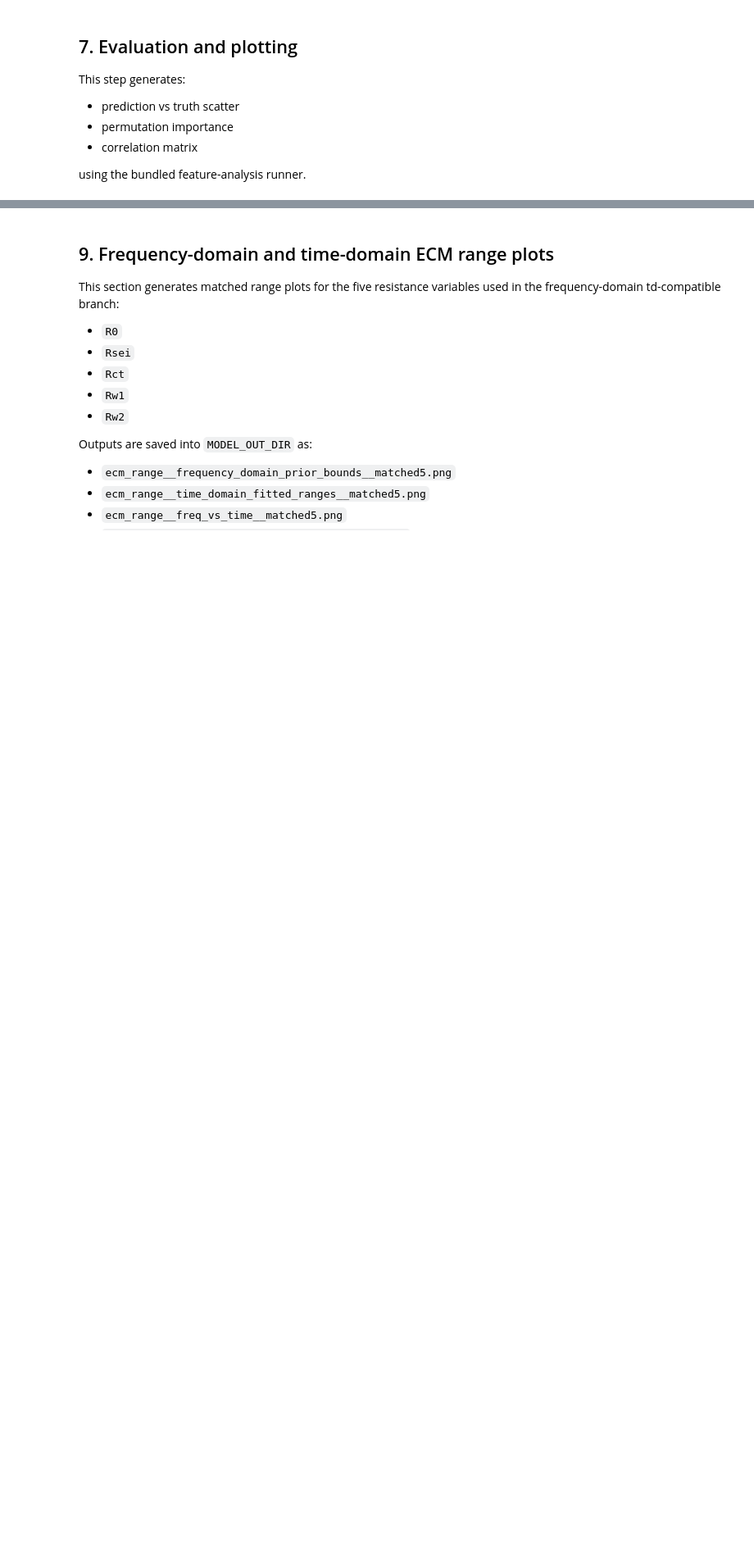
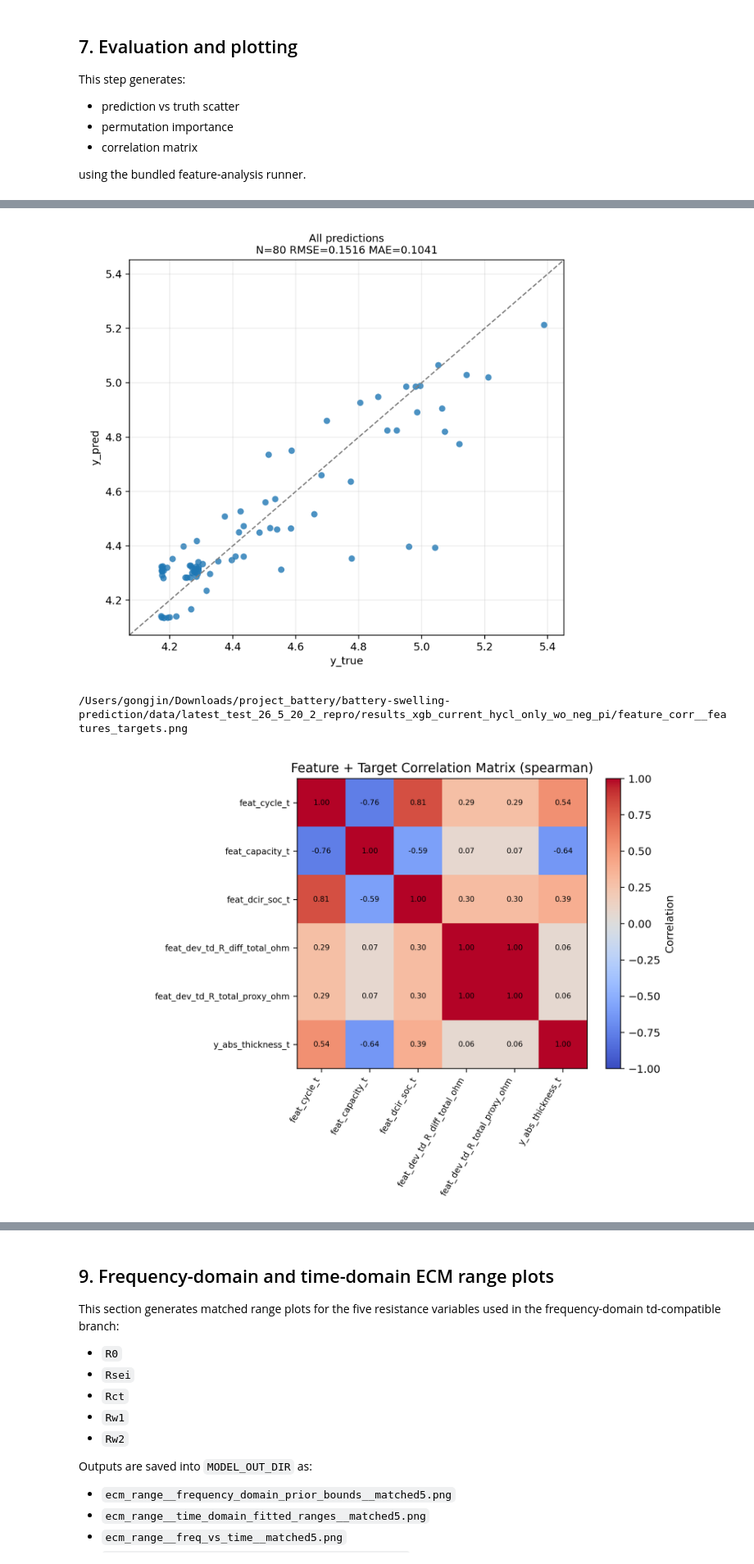
Before and after one commit to dnnGong/battery-swelling-prediction, a Jupyter notebook: notebooks/battery_swelling_workflow.ipynb, the cells around one changed output, grey strips where cells are left out. Shown at 82% size. Saved outputs shown, nothing was run; the diff lists cells and outputs as text; code cells hidden in the pictures; blank space fills up the shorter version.

Commit message:
docs(notebooks): update workflow notebook with latest run outputs

```diff
--- a/notebooks/battery_swelling_workflow.ipynb
+++ b/notebooks/battery_swelling_workflow.ipynb
@@ -34,7 +34,7 @@ VENV_PYTHON = REPO_ROOT / ".venv" / "bin" / "python"
 # -------------------------
 # Manual run configuration
 # -------------------------
-RUN_NAME = "latest_test_26_5_20_1_repro"
+RUN_NAME = "latest_test_26_5_20_2_repro"
 OUTPUT_ROOT = REPO_ROOT / "data" / RUN_NAME
 LOG_DIR = OUTPUT_ROOT / "logs"
 
@@ -435,0 +552,75 @@ if overlay_csv.exists():
+# %%
+CUSTOM_FEATURES_DROP_NEG_PI = ",".join([
+    "feat_cycle_t",
+    "feat_capacity_t",
+    "feat_dcir_soc_t",
+    "feat_dev_td_R_diff_total_ohm",
+    "feat_dev_td_R_total_proxy_ohm",
+])
+
+MODEL_OUT_DIR_DROP_NEG_PI = OUTPUT_ROOT / "results_xgb_current_hycl_only_wo_neg_pi"
+MODEL_OUT_DIR_DROP_NEG_PI.mkdir(parents=True, exist_ok=True)
+RESULT_RUN_TAG_DROP_NEG_PI = "raw_hycl_td_replaced_xgb_wo_neg_pi"
+TRAIN_LOG_DROP_NEG_PI = LOG_DIR / "09_train_xgb_wo_neg_pi.internal.log"
+
+cmd = f'''{VENV_PYTHON} src/train_swelling_models.py \
+  --table_csv "{TRAIN_TABLE}" \
+  --out_dir "{MODEL_OUT_DIR_DROP_NEG_PI}" \
+  --target_mode current \
+  --sample_mode rowwise \
+  --label_mode absolute \
+  --target_transform log \
+  --max_input_cycle 120 \
+  --models XGBoost \
+  --feature_set custom \
+  --custom_features "{CUSTOM_FEATURES_DROP_NEG_PI}" \
+  --xgb_n_estimators 1200 \
+  --xgb_max_depth 4 \
+  --xgb_learning_rate 0.015 \
+  --xgb_subsample 0.85 \
+  --xgb_colsample_bytree 0.85 \
+  --xgb_min_child_weight 2 \
+  --xgb_reg_alpha 0.05 \
+  --xgb_reg_lambda 2.0 \
+  --run_tag {RESULT_RUN_TAG_DROP_NEG_PI} \
+  --log_file "{TRAIN_LOG_DROP_NEG_PI}"'''
+run(cmd, log_name="09_train_xgb_wo_neg_pi.log")
+show_log("09_train_xgb_wo_neg_pi.log", n=120)
+
+cmd = f'''{VENV_PYTHON} src/run_feature_analysis.py \
+  --table_csv "{TRAIN_TABLE}" \
+  --results_dir "{MODEL_OUT_DIR_DROP_NEG_PI}" \
+  --out_dir "{MODEL_OUT_DIR_DROP_NEG_PI}" \
+  --custom_features "{CUSTOM_FEATURES_DROP_NEG_PI}" \
+  --group_tag HYCL \
+  --target_mode current \
+  --sample_mode rowwise \
+  --label_mode absolute \
+  --target_transform log \
+  --max_input_cycle 120 \
+  --model XGBoost \
+  --metric mae \
+  --n_repeats 30 \
+  --corr_method spearman \
+  --xgb_n_estimators 1200 \
+  --xgb_max_depth 4 \
+  --xgb_learning_rate 0.015 \
+  --xgb_subsample 0.85 \
+  --xgb_colsample_bytree 0.85 \
+  --xgb_min_child_weight 2 \
+  --xgb_reg_alpha 0.05 \
+  --xgb_reg_lambda 2.0'''
+run(cmd, log_name="10_feature_analysis_wo_neg_pi.log")
+show_log("10_feature_analysis_wo_neg_pi.log", n=120)
+
+from IPython.display import Image, display
+for name in [
+    "pred_scatter__combined.png",
+    "feature_corr__features_targets.png",
+    "perm_importance__current__absolute__current_cycle__HYCL__XGBoost__mae.png",
+]:
+    p = MODEL_OUT_DIR_DROP_NEG_PI / name
+    if p.exists():
+        print(p)
+        display(Image(filename=str(p)))
+# %% [output]
@@ -435,0 +644,3 @@ if overlay_csv.exists():
+[figure, added]
+/Users/gongjin/Downloads/project_battery/battery-swelling-prediction/data/latest_test_26_5_20_2_repro/results_xgb_current_hycl_only_wo_neg_pi/feature_corr__features_targets.png
+[figure, added]
```
Also changed, not shown: parts of 20 cells of this notebook.
